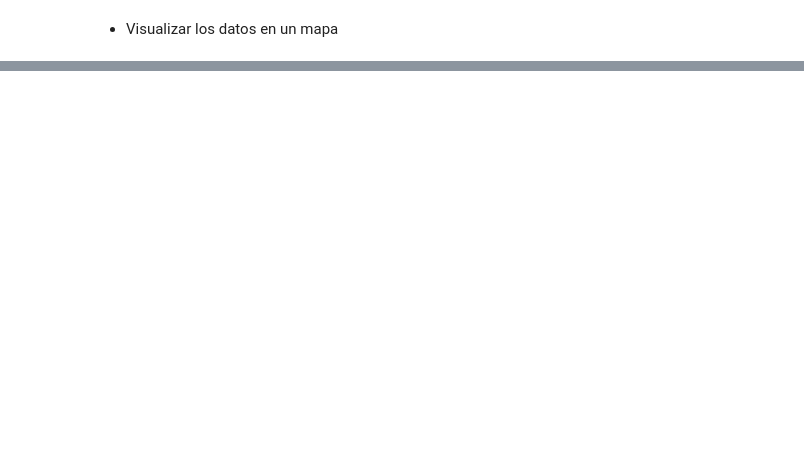
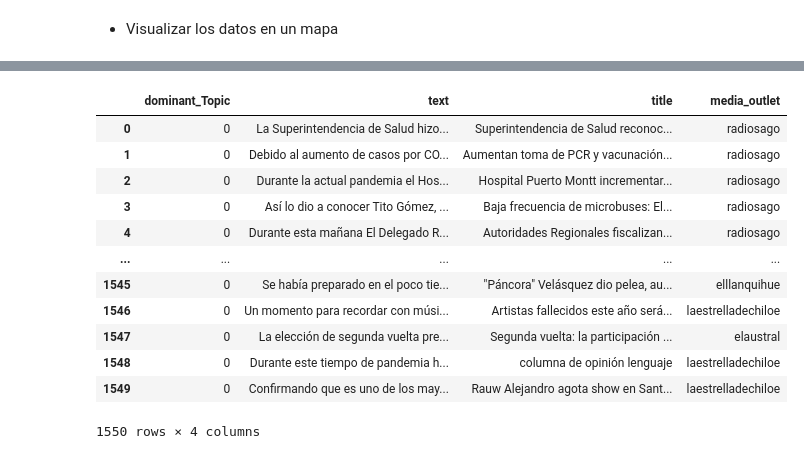
Before and after one commit to FederalTN/INFO279-PROYECTO-TAL, a Jupyter notebook: TAREA_P3_CONSULTAS.ipynb, the cells around one changed output, grey strips where cells are left out. Saved outputs shown, nothing was run; the diff lists cells and outputs as text; code cells hidden in the pictures; blank space fills up the shorter version.

```diff
--- a/TAREA_P3_CONSULTAS.ipynb
+++ b/TAREA_P3_CONSULTAS.ipynb
@@ -93,0 +118,16 @@ crear_mapa(dataset,territory,"rojo")
+# %%
+sqldf('SELECT dominant_Topic, text, title, media_outlet FROM dataset WHERE dominant_Topic = 0')
+# %% [output]
+|  | dominant_Topic | text | title | media_outlet |
+| 0 | 0 | La Superintendencia de Salud hizo... | Superintendencia de Salud reconoc... | radiosago |
+| 1 | 0 | Debido al aumento de casos por CO... | Aumentan toma de PCR y vacunación... | radiosago |
+| 2 | 0 | Durante la actual pandemia el Hos... | Hospital Puerto Montt incrementar... | radiosago |
+| 3 | 0 | Así lo dio a conocer Tito Gómez, ... | Baja frecuencia de microbuses: El... | radiosago |
+| 4 | 0 | Durante esta mañana El Delegado R... | Autoridades Regionales fiscalizan... | radiosago |
+| ... | ... | ... | ... | ... |
+| 1545 | 0 | Se había preparado en el poco tie... | "Páncora" Velásquez dio pelea, au... | elllanquihue |
+| 1546 | 0 | Un momento para recordar con músi... | Artistas fallecidos este año será... | laestrelladechiloe |
+| 1547 | 0 | La elección de segunda vuelta pre... | Segunda vuelta: la participación ... | elaustral |
+| 1548 | 0 | Durante este tiempo de pandemia h... | columna de opinión lenguaje | laestrelladechiloe |
+| 1549 | 0 | Confirmando que es uno de los may... | Rauw Alejandro agota show en Sant... | laestrelladechiloe |
+1550 rows × 4 columns
```
Also changed, not shown: parts of 12 cells of this notebook, 2 other files.
